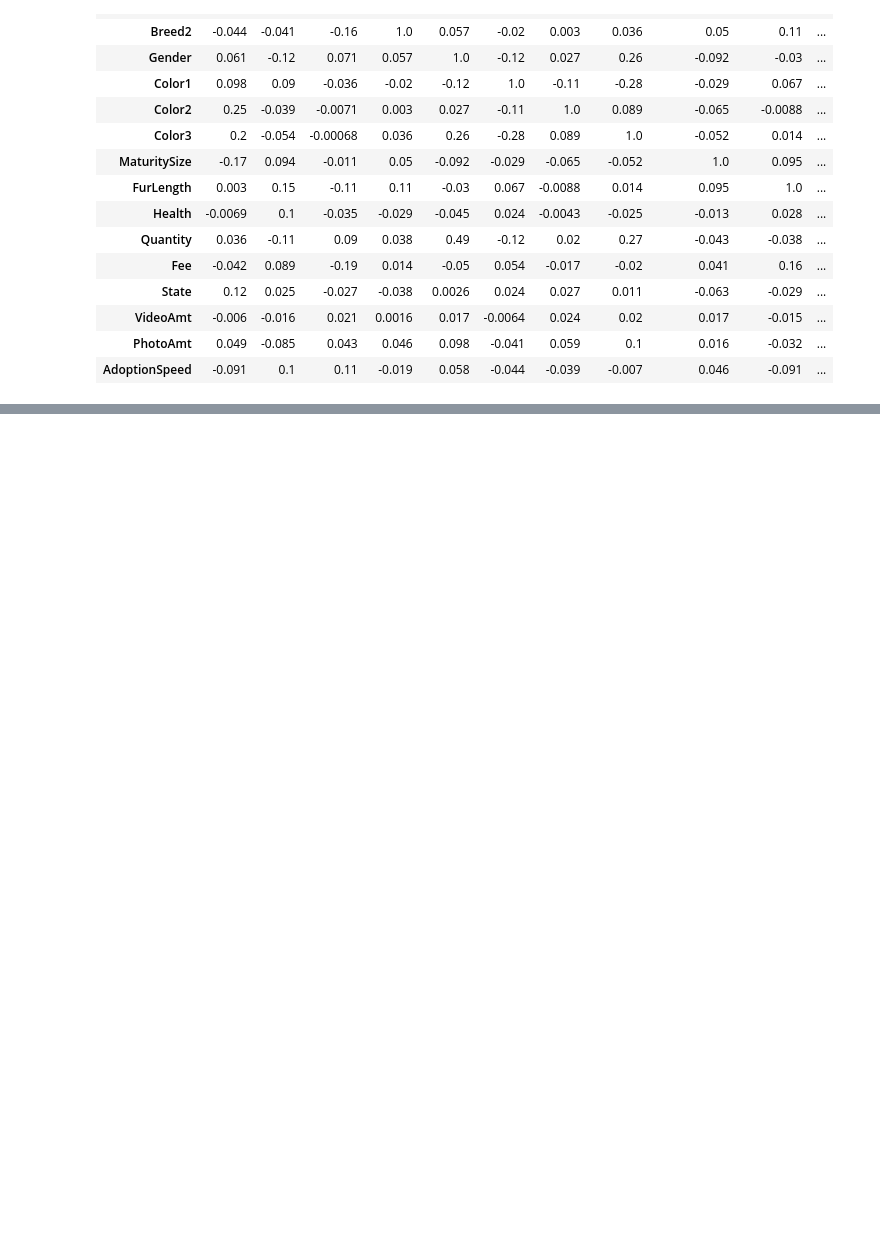
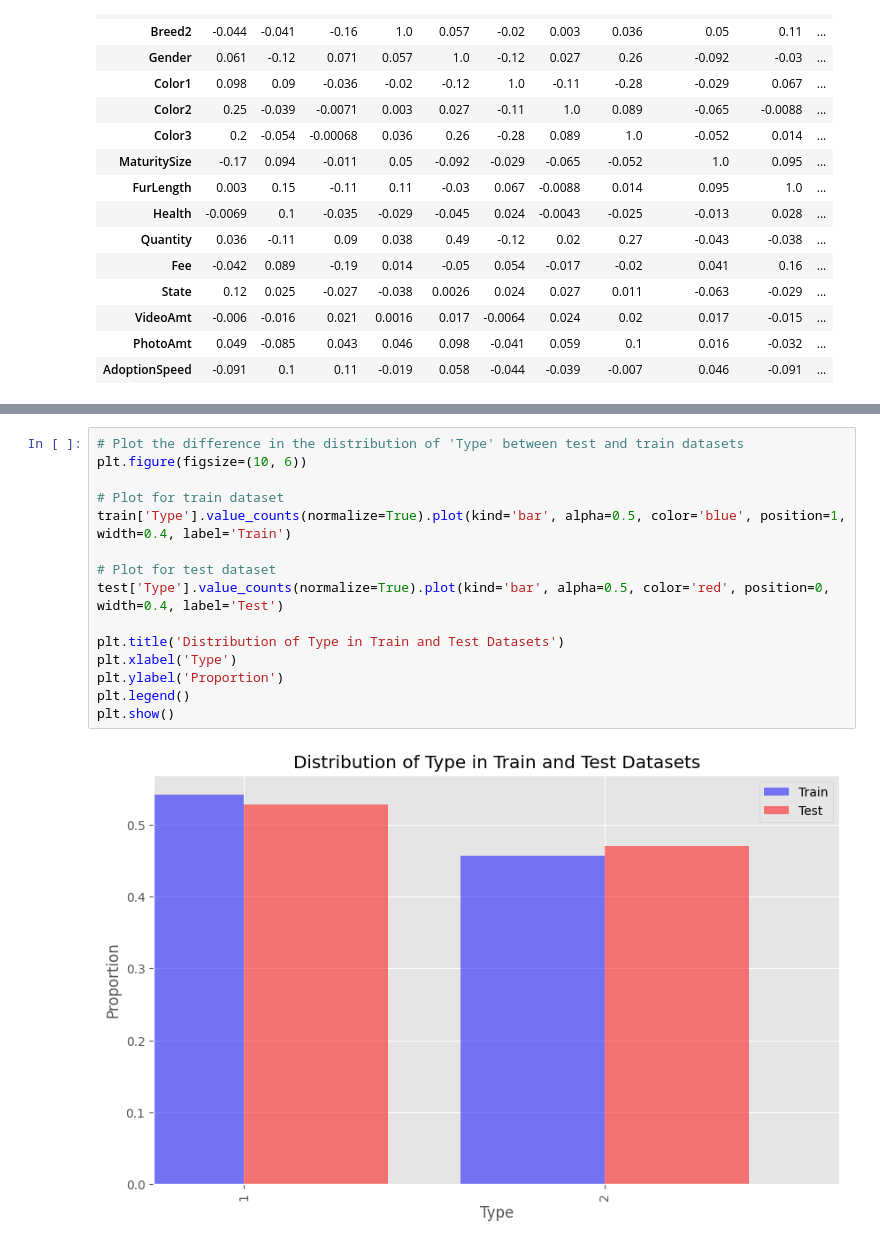
Before and after one commit to fechhh/laboII, a Jupyter notebook: PetFinder/FedeR/info_dataset_FedeR.ipynb, the cells around one changed output, grey strips where cells are left out. Saved outputs shown, nothing was run; the diff lists cells and outputs as text; blank space fills up the shorter version.

```diff
--- a/PetFinder/FedeR/info_dataset_FedeR.ipynb
+++ b/PetFinder/FedeR/info_dataset_FedeR.ipynb
@@ -326,0 +316,17 @@ df_numerical.corr().style.format("{:.2}").background_gradient(cmap=plt.get_cmap(
+# %%
+# Plot the difference in the distribution of 'Type' between test and train datasets
+plt.figure(figsize=(10, 6))
+
+# Plot for train dataset
+train['Type'].value_counts(normalize=True).plot(kind='bar', alpha=0.5, color='blue', position=1, width=0.4, label='Train')
+
+# Plot for test dataset
+test['Type'].value_counts(normalize=True).plot(kind='bar', alpha=0.5, color='red', position=0, width=0.4, label='Test')
+
+plt.title('Distribution of Type in Train and Test Datasets')
+plt.xlabel('Type')
+plt.ylabel('Proportion')
+plt.legend()
+plt.show()
+# %% [output]
+[figure, added]
```
Also changed, not shown: parts of 12 cells of this notebook, 3 other files.
